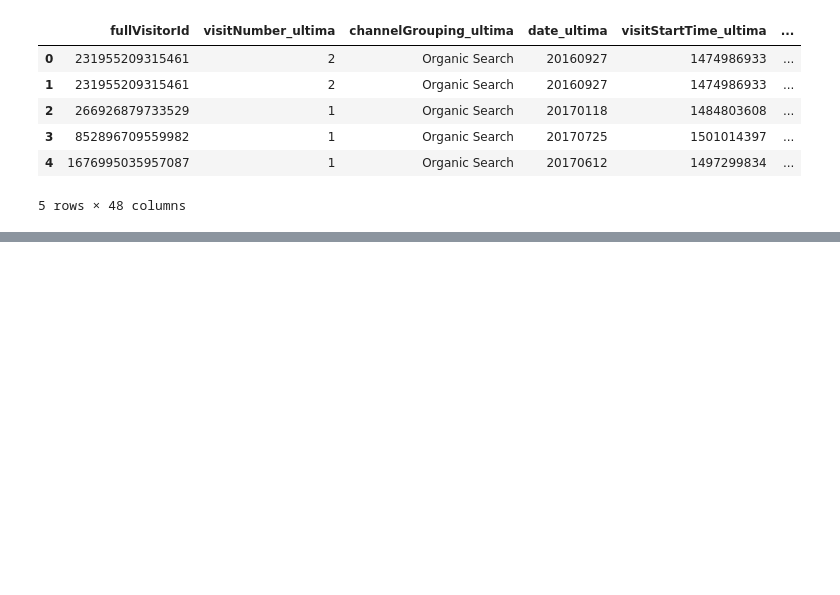
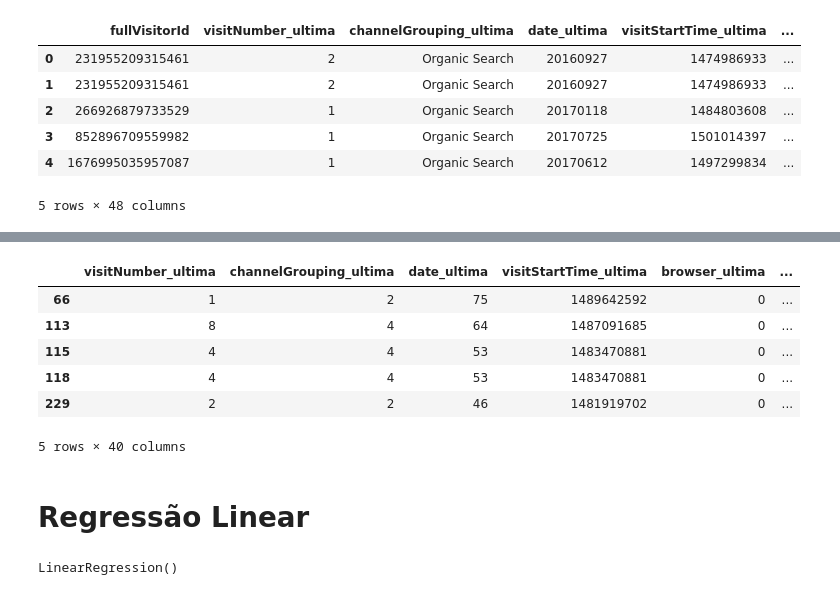
Before and after one commit to LuTDC/ml_negocios_digitais, a Jupyter notebook: Data Analytics - Machine Learning no Marketing Digital/Projeto.ipynb, the cells around one changed output, grey strips where cells are left out. Saved outputs shown, nothing was run; the diff lists cells and outputs as text; code cells hidden in the pictures; blank space fills up the shorter version.

```diff
--- a/Data Analytics - Machine Learning no Marketing Digital/Projeto.ipynb
+++ b/Data Analytics - Machine Learning no Marketing Digital/Projeto.ipynb
@@ -390,0 +413,5 @@ df_clientes.head()
+# %%
+df_clientes = df_clientes.dropna(subset=['transactionRevenue'])
+df_clientes = df_clientes.drop(columns=['keyword_ultima', 'referralPath_ultima', 'adContent_ultima', 'keyword_primeira',
+                                        'referralPath_primeira', 'adContent_primeira'])
+len(df_clientes)
@@ -390,0 +420,8 @@ df_clientes.head()
+# %%
+df_clientes['transactionRevenue'] = df_clientes['transactionRevenue'].astype(float)
+# %%
+X = df_clientes.drop(columns=['transactionRevenue'], axis=1)
+y = df_clientes['transactionRevenue'].copy()
+# %%
+qualitativas = X.dtypes[X.dtypes == object].keys()
+qualitativas
@@ -390,0 +441,16 @@ df_clientes.head()
+# %%
+le = LabelEncoder()
+
+for coluna in qualitativas:
+    X[coluna] = X[coluna].astype(str)
+    X[coluna] = le.fit_transform(X[coluna])
+
+X.head()
+# %% [output]
+|  | visitNumber_ultima | channelGrouping_ultima | date_ultima | visitStartTime_ultima | browser_ultima | ... |
+| 66 | 1 | 2 | 75 | 1489642592 | 0 | ... |
+| 113 | 8 | 4 | 64 | 1487091685 | 0 | ... |
+| 115 | 4 | 4 | 53 | 1483470881 | 0 | ... |
+| 118 | 4 | 4 | 53 | 1483470881 | 0 | ... |
+| 229 | 2 | 2 | 46 | 1481919702 | 0 | ... |
+5 rows × 40 columns
@@ -390,0 +459,7 @@ df_clientes.head()
+# %% [markdown]
+# Regressão Linear
+# %%
+linear_regression = LinearRegression()
+linear_regression.fit(X_train, y_train)
+# %% [output]
+LinearRegression()
```
Also changed, not shown: parts of 17 cells of this notebook.
